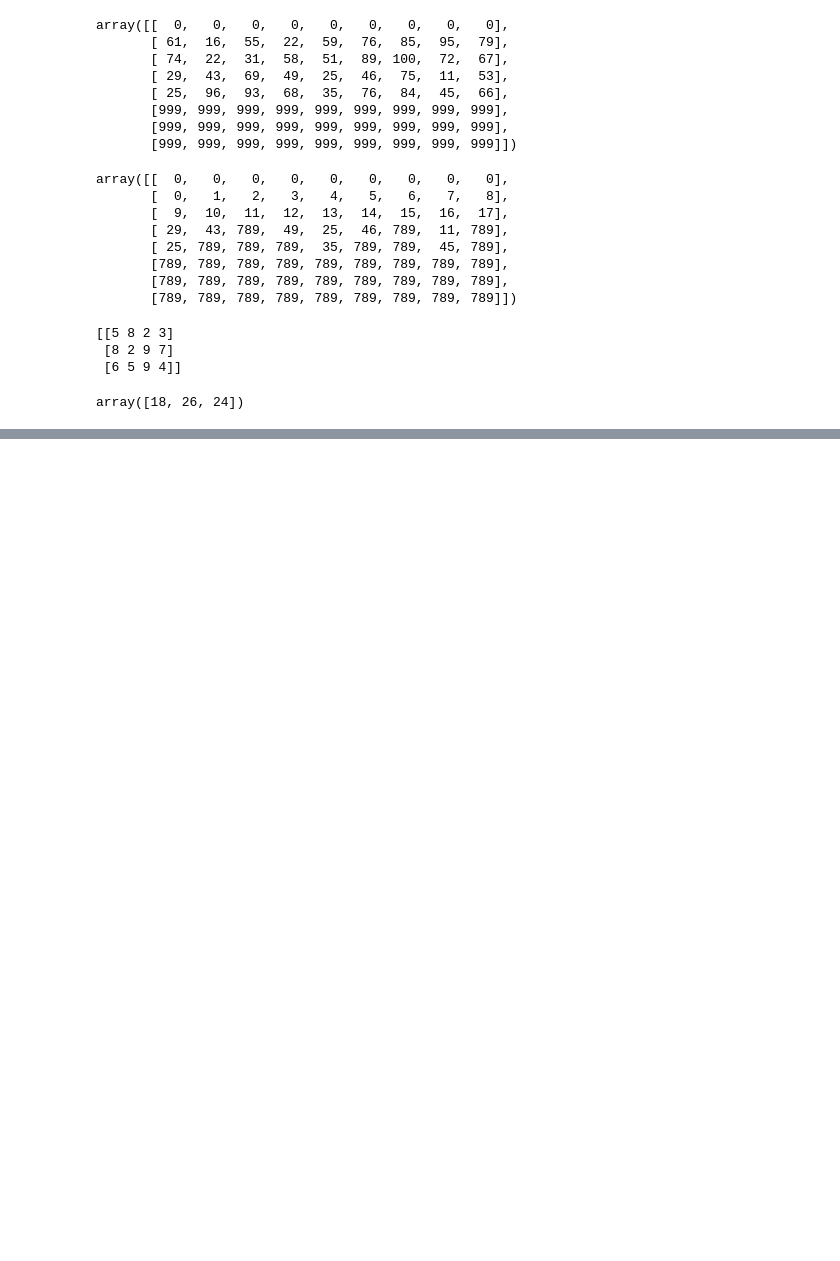
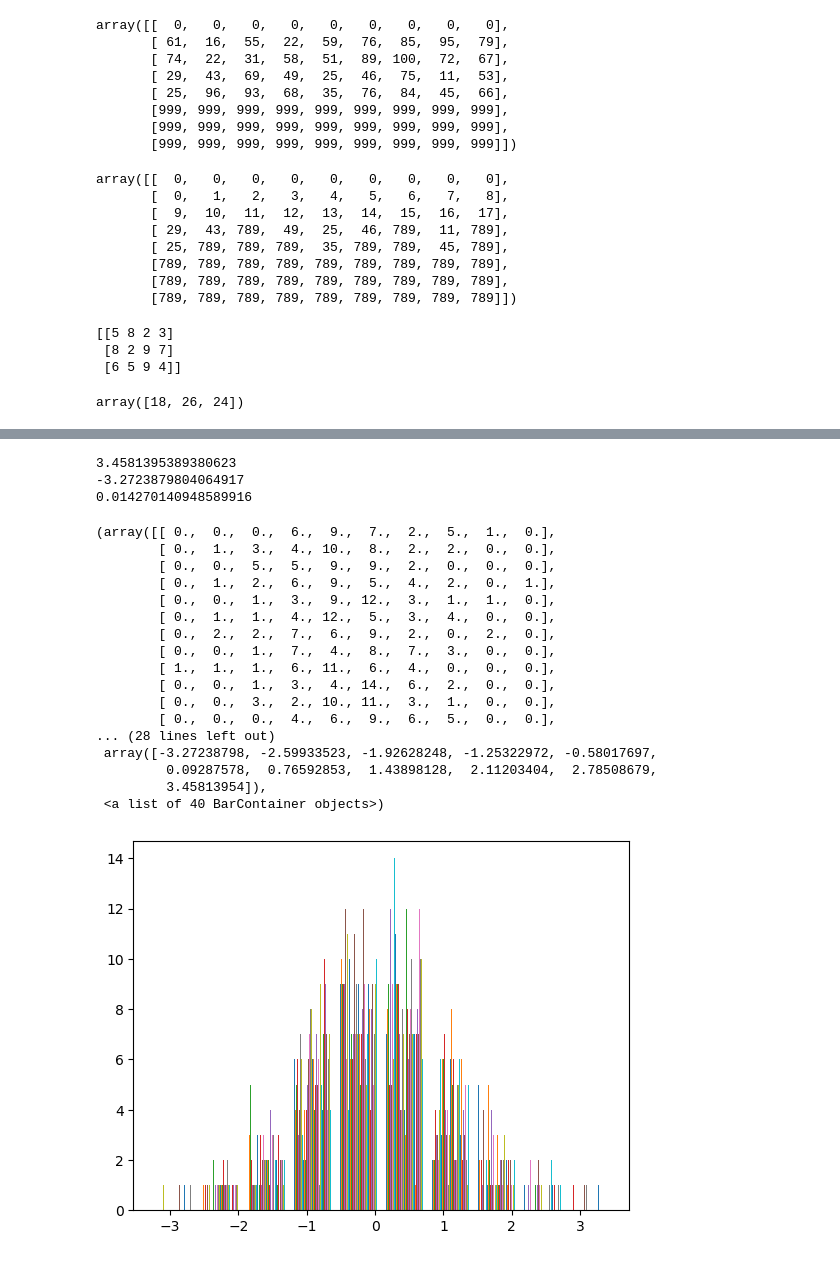
Before and after one commit to ashwinsrivaths/mtech_sem1, a Jupyter notebook: PythonDataScience/03NumPy.ipynb, the cells around one changed output, grey strips where cells are left out. Cells and saved outputs as stored; diff of their text form; code cells hidden in the pictures; blank space fills up the shorter version.

```diff
--- a/PythonDataScience/03NumPy.ipynb
+++ b/PythonDataScience/03NumPy.ipynb
@@ -191,0 +383,32 @@ array([18, 26, 24])
+# %%
+nr = np.random.randn(30,40) # normal distribution framework
+
+print(nr.max())
+print(nr.min())
+print(nr.mean())
+
+# plt.scatter(nr,nr.T)
+
+plt.hist(nr)
+# %% [output]
+3.4581395389380623
+-3.2723879804064917
+0.014270140948589916
+(array([[ 0.,  0.,  0.,  6.,  9.,  7.,  2.,  5.,  1.,  0.],
+        [ 0.,  1.,  3.,  4., 10.,  8.,  2.,  2.,  0.,  0.],
+        [ 0.,  0.,  5.,  5.,  9.,  9.,  2.,  0.,  0.,  0.],
+        [ 0.,  1.,  2.,  6.,  9.,  5.,  4.,  2.,  0.,  1.],
+        [ 0.,  0.,  1.,  3.,  9., 12.,  3.,  1.,  1.,  0.],
+        [ 0.,  1.,  1.,  4., 12.,  5.,  3.,  4.,  0.,  0.],
+        [ 0.,  2.,  2.,  7.,  6.,  9.,  2.,  0.,  2.,  0.],
+        [ 0.,  0.,  1.,  7.,  4.,  8.,  7.,  3.,  0.,  0.],
+        [ 1.,  1.,  1.,  6., 11.,  6.,  4.,  0.,  0.,  0.],
+        [ 0.,  0.,  1.,  3.,  4., 14.,  6.,  2.,  0.,  0.],
+        [ 0.,  0.,  3.,  2., 10., 11.,  3.,  1.,  0.,  0.],
+        [ 0.,  0.,  0.,  4.,  6.,  9.,  6.,  5.,  0.,  0.],
+... (28 lines left out)
+ array([-3.27238798, -2.59933523, -1.92628248, -1.25322972, -0.58017697,
+         0.09287578,  0.76592853,  1.43898128,  2.11203404,  2.78508679,
+         3.45813954]),
+ <a list of 40 BarContainer objects>)
+[figure, added]
```
Also changed, not shown: parts of 12 cells of this notebook, 7 other files.
